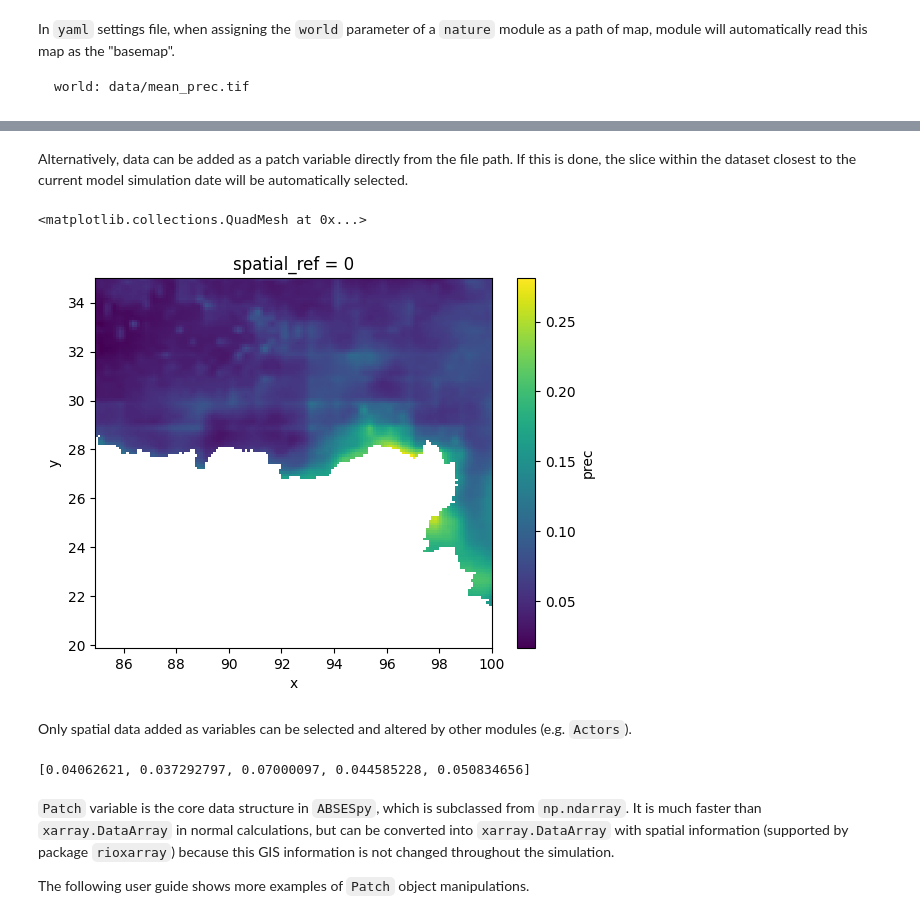
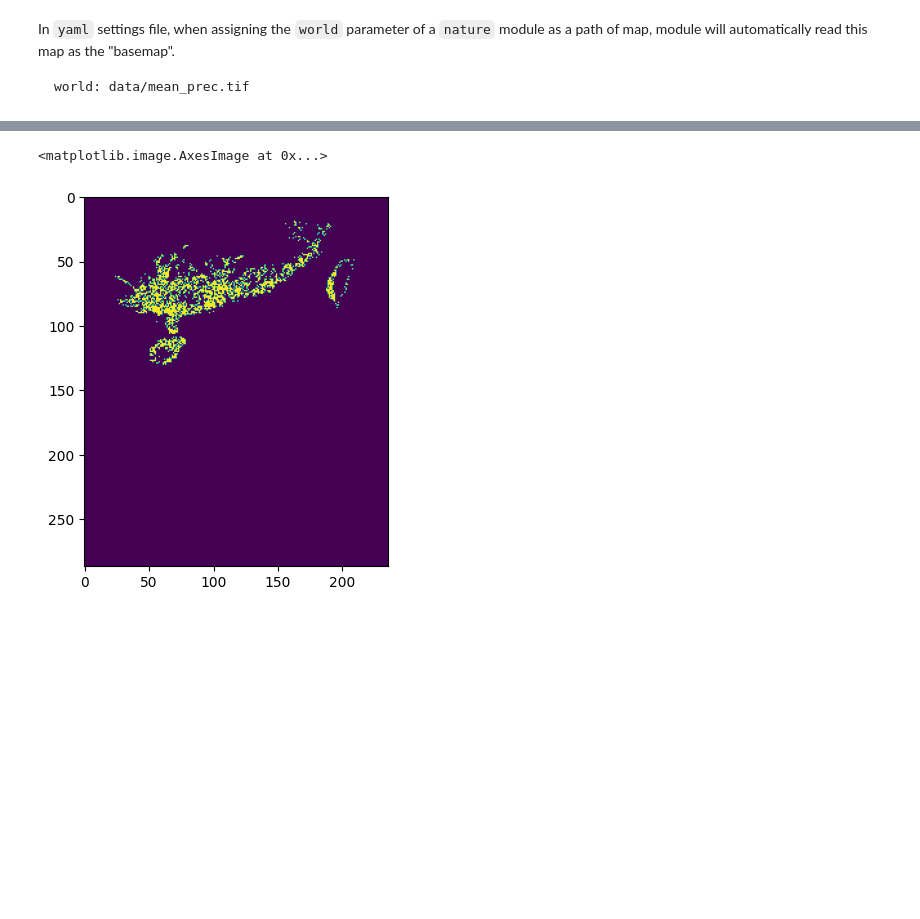
Before and after one commit to SongshGeoLab/ABSESpy, a Jupyter notebook: docs/tutorial/advanced/geodata.ipynb, the cells around one changed output, grey strips where cells are left out. Saved outputs shown, nothing was run; the diff lists cells and outputs as text; code cells hidden in the pictures; blank space fills up the shorter version.

```diff
--- a/docs/tutorial/advanced/geodata.ipynb
+++ b/docs/tutorial/advanced/geodata.ipynb
@@ -58,25 +20,18 @@ xda.mean("time").plot()
-# %% [markdown]
-Alternatively, data can be added as a patch variable directly from the file path. If this is done, the slice within the dataset closest to the current model simulation date will be automatically selected.
-# %%
-patch = model.nature.read_patch(data, name="prec")
-patch.xda.plot()
-# %% [output]
-<matplotlib.collections.QuadMesh at 0x...>
-[figure, removed]
-# %% [markdown]
-Only spatial data added as variables can be selected and altered by other modules (e.g. `Actors`).
-# %%
-from abses import Actor
-
-
-actors = model.agents.create(Actor, 5)
-model.nature.add_agents(actors)
-
-# Precipitation rate of those actors' locations
-actors.loc("prec")
-# %% [output]
-[0.04062621, 0.037292797, 0.07000097, 0.044585228, 0.050834656]
-# %% [markdown]
-`Patch` variable is the core data structure in `ABSESpy`, which is subclassed from `np.ndarray`. It is much faster than `xarray.DataArray` in normal calculations, but can be converted into `xarray.DataArray` with spatial information (supported by package `rioxarray`) because this GIS information is not changed throughout the simulation.
-
-The following user guide shows more examples of `Patch` object manipulations.
+# %%
+from pathlib import Path
+import os
+import matplotlib.pyplot as plt
+import rasterio
+
+# data path
+data_folder = Path("data/")
+data_folder.exists()
+data = data_folder / "farmland.tif"
+
+# read dataset
+with rasterio.open(data) as src:
+    img = src.read(1)
+plt.imshow(img)
+# %% [output]
+<matplotlib.image.AxesImage at 0x...>
+[figure, added]
```
Also changed, not shown: parts of 9 cells of this notebook, 3 other files.
